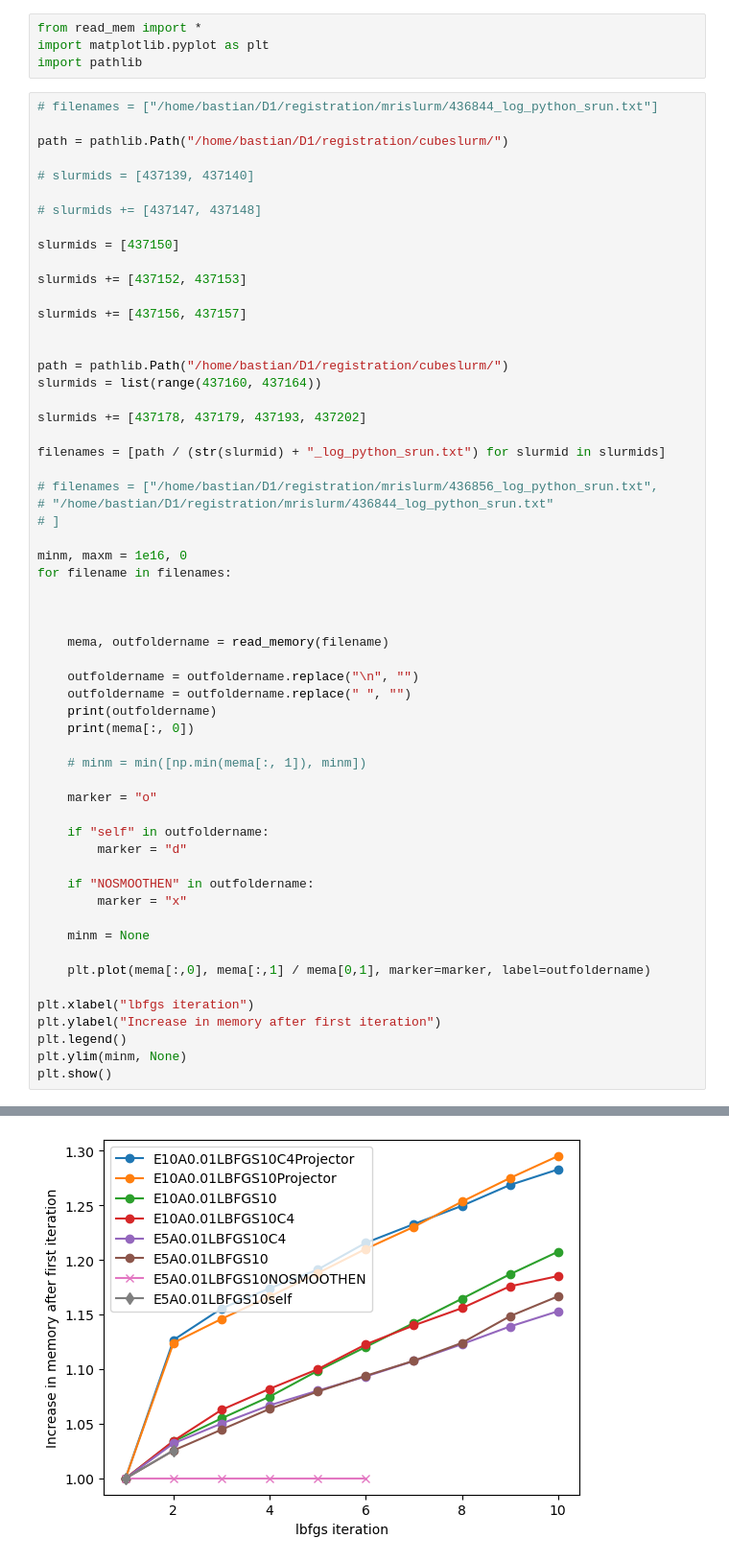
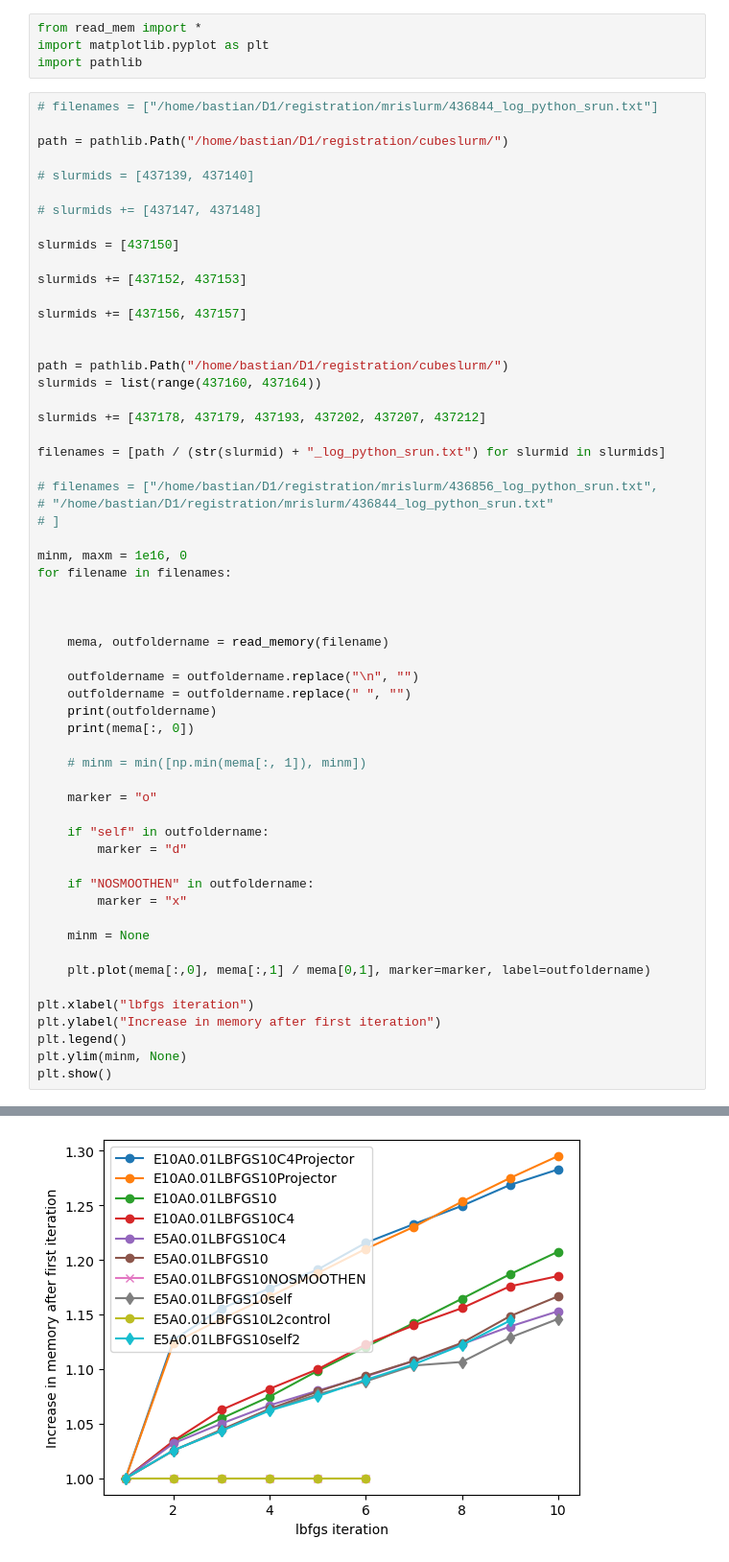
Before and after one commit to JohannesHaubner/mapMRI, a Jupyter notebook: examples/debugging/mem.ipynb, the cells around one changed output, grey strips where cells are left out. Shown at 96% size. Saved outputs shown, nothing was run; the diff lists cells and outputs as text.

```diff
--- a/examples/debugging/mem.ipynb
+++ b/examples/debugging/mem.ipynb
@@ -21,7 +21,7 @@ slurmids += [437156, 437157]
 path = pathlib.Path("/home/bastian/D1/registration/cubeslurm/")
 slurmids = list(range(437160, 437164))
 
-slurmids += [437178, 437179, 437193, 437202]
+slurmids += [437178, 437179, 437193, 437202, 437207, 437212]
 
 filenames = [path / (str(slurmid) + "_log_python_srun.txt") for slurmid in slurmids]
 
@@ -80 +84 @@ E5A0.01LBFGS10self
-[figure, old version]
+[figure, new version]
```
Also changed, not shown: parts of 1 cell of this notebook, 3 other files.
